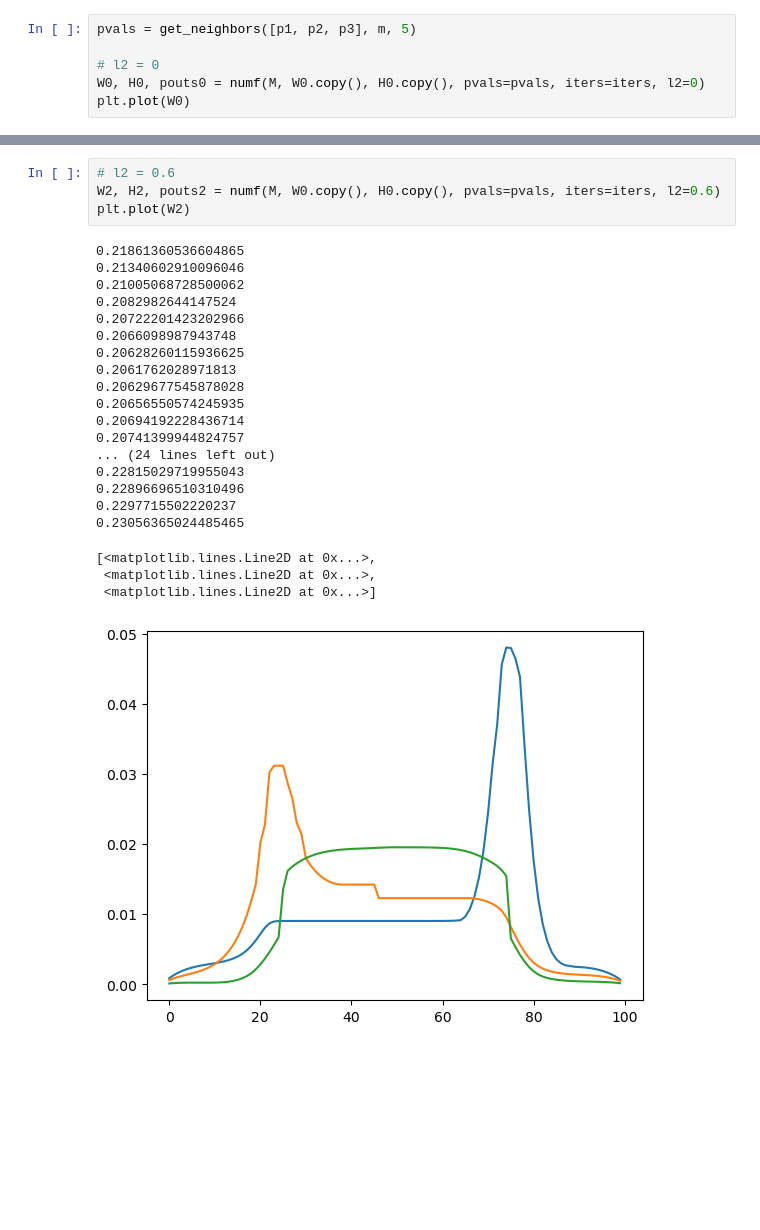
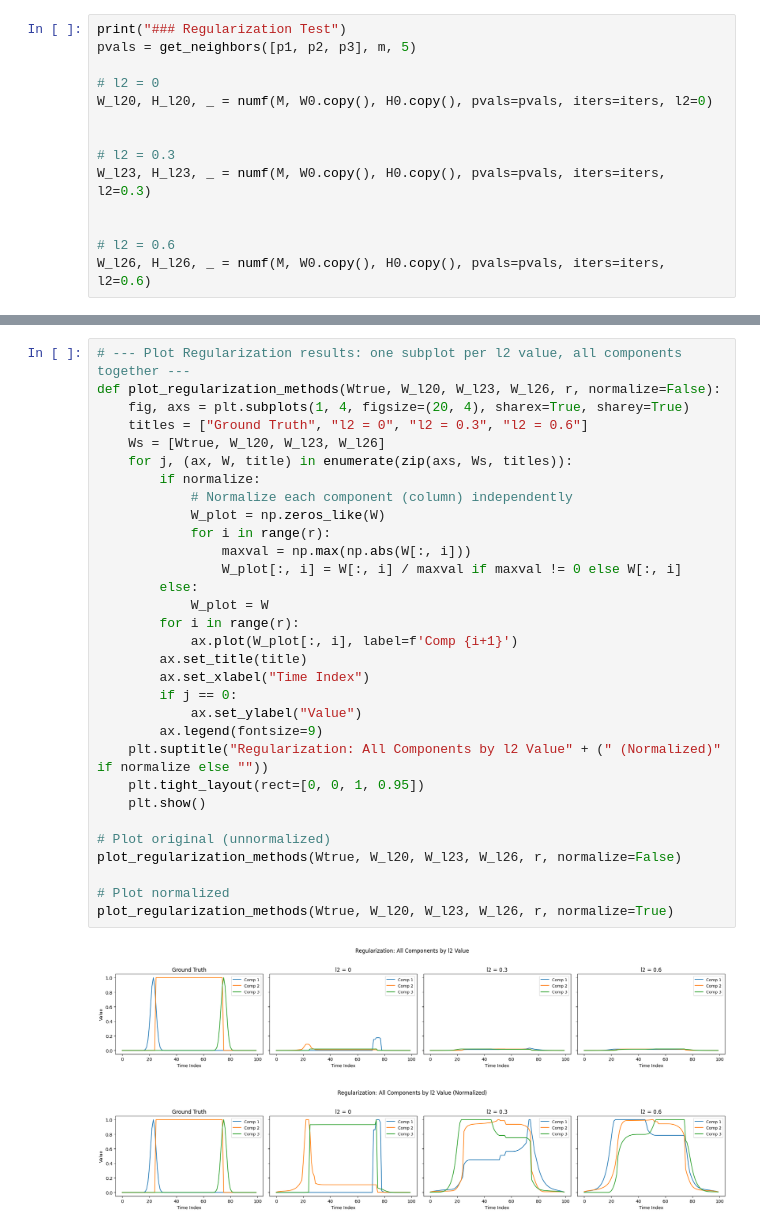
Before and after one commit to waqasbinhamed/numf, a Jupyter notebook: notebooks/Toy Example.ipynb, the cells around one changed output, grey strips where cells are left out. Drawn from its saved outputs; the diff is of its cells as text; blank space fills up the shorter version.

```diff
--- a/notebooks/Toy Example.ipynb
+++ b/notebooks/Toy Example.ipynb
@@ -129,7 +141,15 @@ Wall time: 12.6 s
 # %%
+print("### Regularization Test")
 pvals = get_neighbors([p1, p2, p3], m, 5)
 
 # l2 = 0
-W0, H0, pouts0 = numf(M, W0.copy(), H0.copy(), pvals=pvals, iters=iters, l2=0)
-plt.plot(W0)
+W_l20, H_l20, _ = numf(M, W0.copy(), H0.copy(), pvals=pvals, iters=iters, l2=0)
+
+
+# l2 = 0.3
+W_l23, H_l23, _ = numf(M, W0.copy(), H0.copy(), pvals=pvals, iters=iters, l2=0.3)
+
+
+# l2 = 0.6
+W_l26, H_l26, _ = numf(M, W0.copy(), H0.copy(), pvals=pvals, iters=iters, l2=0.6)
 # %% [output]
@@ -183,26 +160,34 @@ plt.plot(W1)
-# %%
-# l2 = 0.6
-W2, H2, pouts2 = numf(M, W0.copy(), H0.copy(), pvals=pvals, iters=iters, l2=0.6)
-plt.plot(W2)
-# %% [output]
-0.21861360536604865
-0.21340602910096046
-0.21005068728500062
-0.2082982644147524
-0.20722201423202966
-0.2066098987943748
-0.20628260115936625
-0.2061762028971813
-0.20629677545878028
-0.20656550574245935
-0.20694192228436714
-0.20741399944824757
-... (24 lines left out)
-0.22815029719955043
-0.22896696510310496
-0.2297715502220237
-0.23056365024485465
-[<matplotlib.lines.Line2D at 0x...>,
- <matplotlib.lines.Line2D at 0x...>,
- <matplotlib.lines.Line2D at 0x...>]
-[figure, removed]
+# %%
+# --- Plot Regularization results: one subplot per l2 value, all components together ---
+def plot_regularization_methods(Wtrue, W_l20, W_l23, W_l26, r, normalize=False):
+    fig, axs = plt.subplots(1, 4, figsize=(20, 4), sharex=True, sharey=True)
+    titles = ["Ground Truth", "l2 = 0", "l2 = 0.3", "l2 = 0.6"]
+    Ws = [Wtrue, W_l20, W_l23, W_l26]
+    for j, (ax, W, title) in enumerate(zip(axs, Ws, titles)):
+        if normalize:
+            # Normalize each component (column) independently
+            W_plot = np.zeros_like(W)
+            for i in range(r):
+                maxval = np.max(np.abs(W[:, i]))
+                W_plot[:, i] = W[:, i] / maxval if maxval != 0 else W[:, i]
+        else:
+            W_plot = W
+        for i in range(r):
+            ax.plot(W_plot[:, i], label=f'Comp {i+1}')
+        ax.set_title(title)
+        ax.set_xlabel("Time Index")
+        if j == 0:
+            ax.set_ylabel("Value")
+        ax.legend(fontsize=9)
+    plt.suptitle("Regularization: All Components by l2 Value" + (" (Normalized)" if normalize else ""))
+    plt.tight_layout(rect=[0, 0, 1, 0.95])
+    plt.show()
+
+# Plot original (unnormalized)
+plot_regularization_methods(Wtrue, W_l20, W_l23, W_l26, r, normalize=False)
+
+# Plot normalized
+plot_regularization_methods(Wtrue, W_l20, W_l23, W_l26, r, normalize=True)
+# %% [output]
+[figure, added]
+[figure, added]
```
Also changed, not shown: parts of 19 cells of this notebook, 47 other files.
